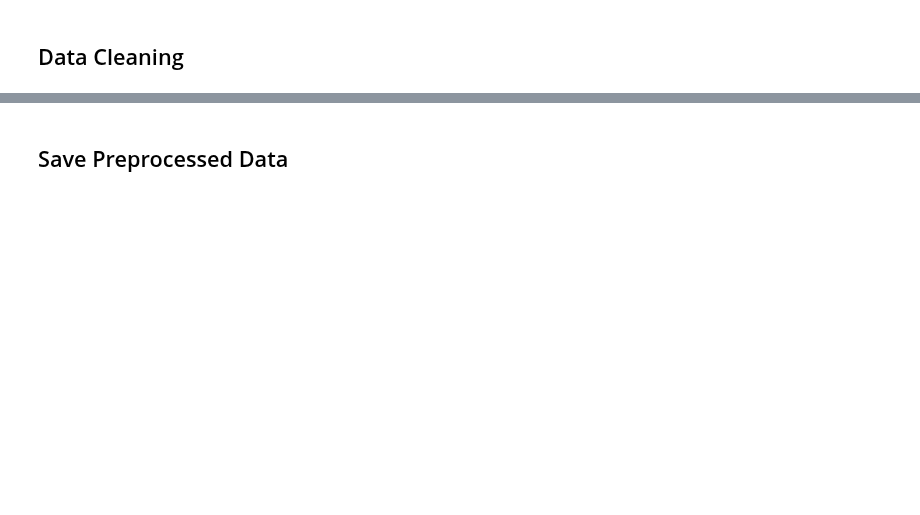
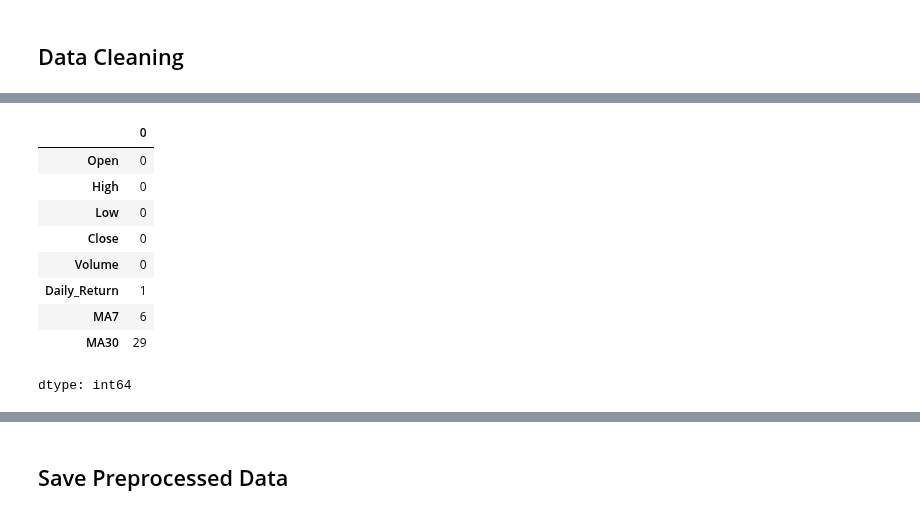
Before and after one commit to bonareri/Cryptocurrency-Price-Prediction-, a Jupyter notebook: data_collection_preprocessing.ipynb, the cells around one changed output, grey strips where cells are left out. Saved outputs shown, nothing was run; the diff lists cells and outputs as text; code cells hidden in the pictures; blank space fills up the shorter version.

Commit message:
Data cleaning and preprocessing

```diff
--- a/data_collection_preprocessing.ipynb
+++ b/data_collection_preprocessing.ipynb
@@ -99,0 +108,9 @@ Date
+# %%
+# Remove timezone info from the index, if present
+df.index = df.index.tz_localize(None)
+# %%
+# Ensure the DataFrame is sorted by date (ascending order)
+df.sort_index(inplace=True)
+# %%
+#Ensure date is set as the index
+df.index = pd.to_datetime(df.index)
@@ -99,0 +147,7 @@ Date
+# %%
+# Calculate daily percentage return based on the 'Close' price
+df["Daily_Return"] = df["Close"].pct_change()
+
+# Calculate 7-day and 30-day moving averages of the 'Close' price
+df["MA7"] = df["Close"].rolling(window=7).mean()
+df["MA30"] = df["Close"].rolling(window=30).mean()
@@ -99,0 +164,13 @@ Date
+# %%
+df.isnull().sum()
+# %% [output]
+|  | 0 |
+| Open | 0 |
+| High | 0 |
+| Low | 0 |
+| Close | 0 |
+| Volume | 0 |
+| Daily_Return | 1 |
+| MA7 | 6 |
+| MA30 | 29 |
+dtype: int64
```
Also changed, not shown: parts of 27 cells of this notebook.
